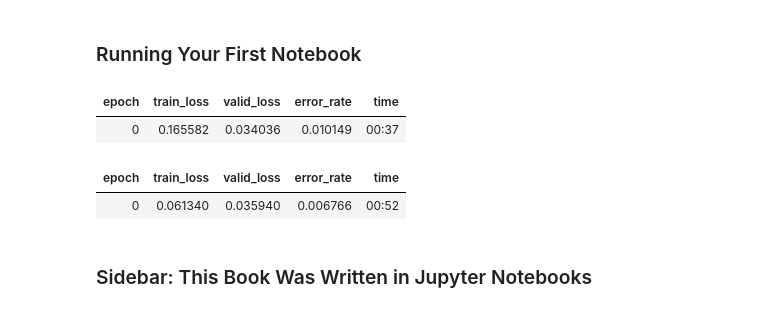
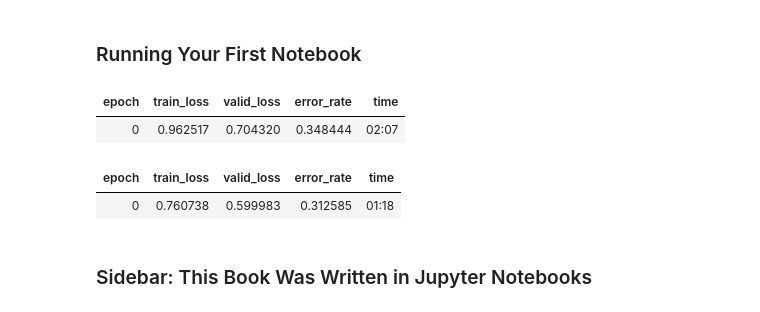
Before and after one commit to fireholster/fastbook, a Jupyter notebook: clean/01_intro-Bikrant.ipynb, the cells around one changed output. Cells and saved outputs as stored; diff of their text form; code cells hidden in the pictures.

```diff
--- a/clean/01_intro-Bikrant.ipynb
+++ b/clean/01_intro-Bikrant.ipynb
@@ -29,20 +29,20 @@ from fastbook import *
 # %%
 # CLICK ME
 from fastai.vision.all import *
 path = untar_data(URLs.PETS)/'images'
 
 def is_cat(x): return x[0].isupper()
 dls = ImageDataLoaders.from_name_func(
     path, get_image_files(path), valid_pct=0.2, seed=42,
     label_func=is_cat, item_tfms=Resize(224))
 
-learn = cnn_learner(dls, resnet34, metrics=error_rate)
+learn = cnn_learner(dls, resnet34, metrics=error_rate, pretrained=False)
 learn.fine_tune(1)
 # %% [output]
 | epoch | train_loss | valid_loss | error_rate | time |
-| 0 | 0.165582 | 0.034036 | 0.010149 | 00:37 |
+| 0 | 0.962517 | 0.704320 | 0.348444 | 02:07 |
 | epoch | train_loss | valid_loss | error_rate | time |
-| 0 | 0.061340 | 0.035940 | 0.006766 | 00:52 |
+| 0 | 0.760738 | 0.599983 | 0.312585 | 01:18 |
 # %% [markdown]
 ### Sidebar: This Book Was Written in Jupyter Notebooks
 # %%
```
Also changed, not shown: 2 other files.
